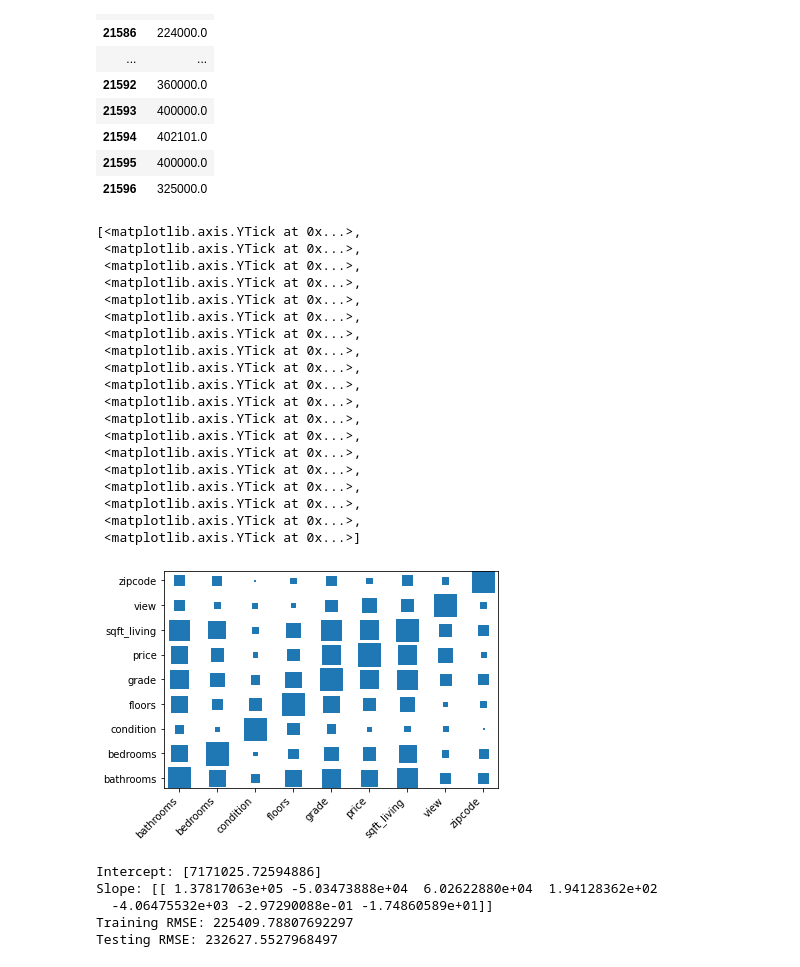
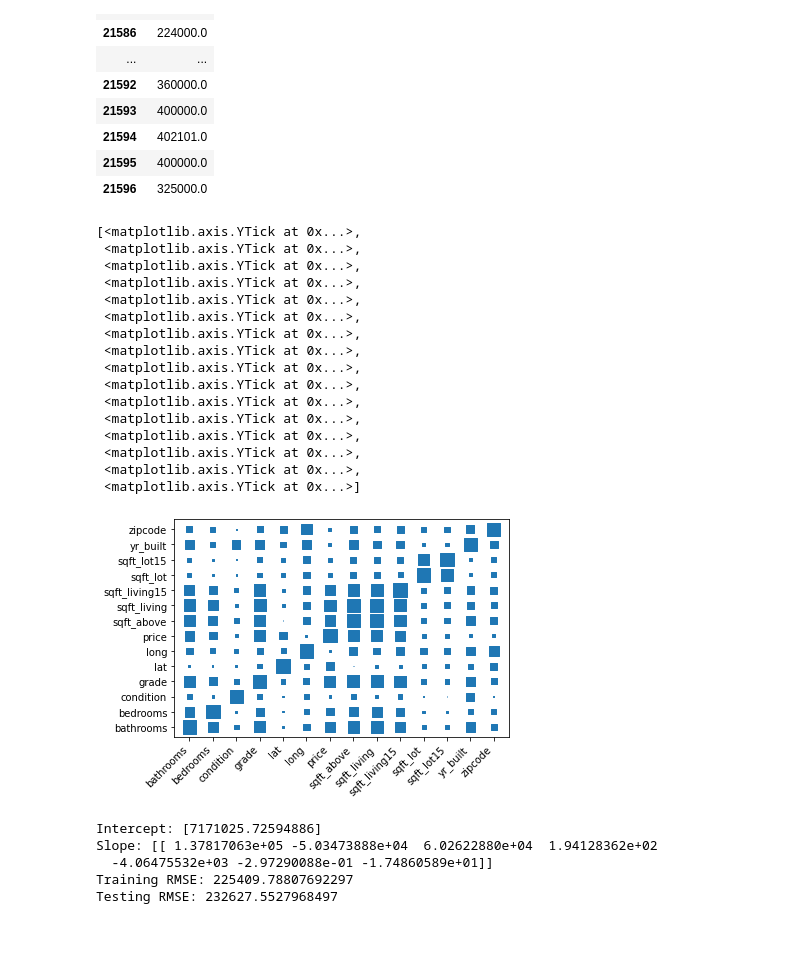
Before and after one commit to john-c-simmons/bsc-phase-two-project, a Jupyter notebook: notebooks/exploratory/charlie/charliesnotebook.ipynb, the cells around one changed output. Saved outputs shown, nothing was run; the diff lists cells and outputs as text; code cells hidden in the pictures; blank space fills up the shorter version.

Commit message:
quartiles and heatmap

```diff
--- a/notebooks/exploratory/charlie/charliesnotebook.ipynb
+++ b/notebooks/exploratory/charlie/charliesnotebook.ipynb
@@ -359,7 +350,7 @@ def heatmap(x, y, size):
     x_to_num = {p[1]:p[0] for p in enumerate(x_labels)}
     y_to_num = {p[1]:p[0] for p in enumerate(y_labels)}
 
-    size_scale = 500
+    size_scale = 180
     ax.scatter(
         x=x.map(x_to_num), # Use mapping for x
         y=y.map(y_to_num), # Use mapping for y
@@ -374,41 +365,38 @@ def heatmap(x, y, size):
     ax.set_yticklabels(y_labels)
 
 data = pd.read_csv('../../../data/kc_house_data.csv')
-columns = ['price','bedrooms','bathrooms','floors','view','zipcode', 'condition','sqft_living','grade']
+columns = ['sqft_living','price', 'sqft_lot', 'sqft_living15', 'sqft_lot15', 'sqft_above', 'bathrooms', 'bedrooms',  'lat', 'long', 'zipcode', 'grade', 'yr_built', 'condition', 'grade']
 corr = data[columns].corr()
 corr = pd.melt(corr.reset_index(), id_vars='index') # Unpivot the dataframe, so we can get pair of arrays for x and y
 corr.columns = ['x', 'y', 'value']
 heatmap(
     x=corr['x'],
     y=corr['y'],
     size=corr['value'].abs()
 )
 
 ax.grid(False, 'major')
 ax.grid(True, 'minor')
 ax.set_xticks([t + 0.5 for t in ax.get_xticks()], minor=True)
 ax.set_yticks([t + 0.5 for t in ax.get_yticks()], minor=True)
 # %% [output]
 [<matplotlib.axis.YTick at 0x...>,
  <matplotlib.axis.YTick at 0x...>,
  <matplotlib.axis.YTick at 0x...>,
  <matplotlib.axis.YTick at 0x...>,
  <matplotlib.axis.YTick at 0x...>,
  <matplotlib.axis.YTick at 0x...>,
  <matplotlib.axis.YTick at 0x...>,
  <matplotlib.axis.YTick at 0x...>,
  <matplotlib.axis.YTick at 0x...>,
  <matplotlib.axis.YTick at 0x...>,
  <matplotlib.axis.YTick at 0x...>,
  <matplotlib.axis.YTick at 0x...>,
  <matplotlib.axis.YTick at 0x...>,
  <matplotlib.axis.YTick at 0x...>,
  <matplotlib.axis.YTick at 0x...>,
- <matplotlib.axis.YTick at 0x...>,
- <matplotlib.axis.YTick at 0x...>,
- <matplotlib.axis.YTick at 0x...>,
  <matplotlib.axis.YTick at 0x...>]
-[figure, old version]
+[figure, new version]
 # %%
 X = df[['grade','bedrooms','bathrooms', 'sqft_living', 'yr_built', 'sqft_lot', 'sqft_above']]
 Y = df[['price']]
```
Also changed, not shown: parts of 32 cells of this notebook.
